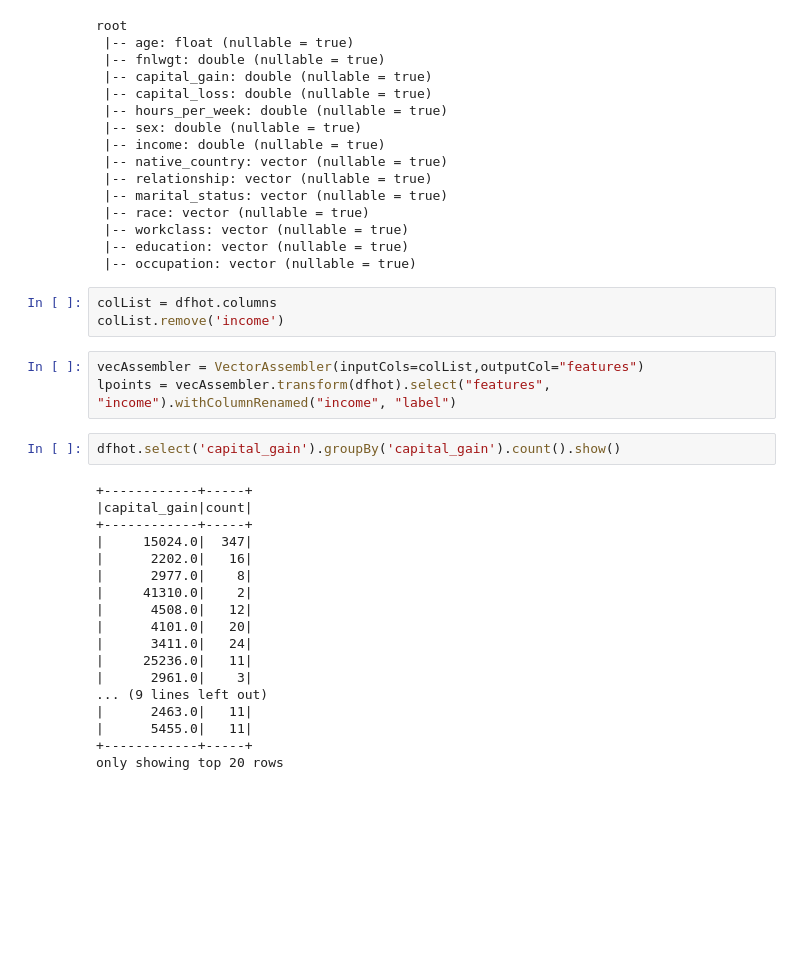
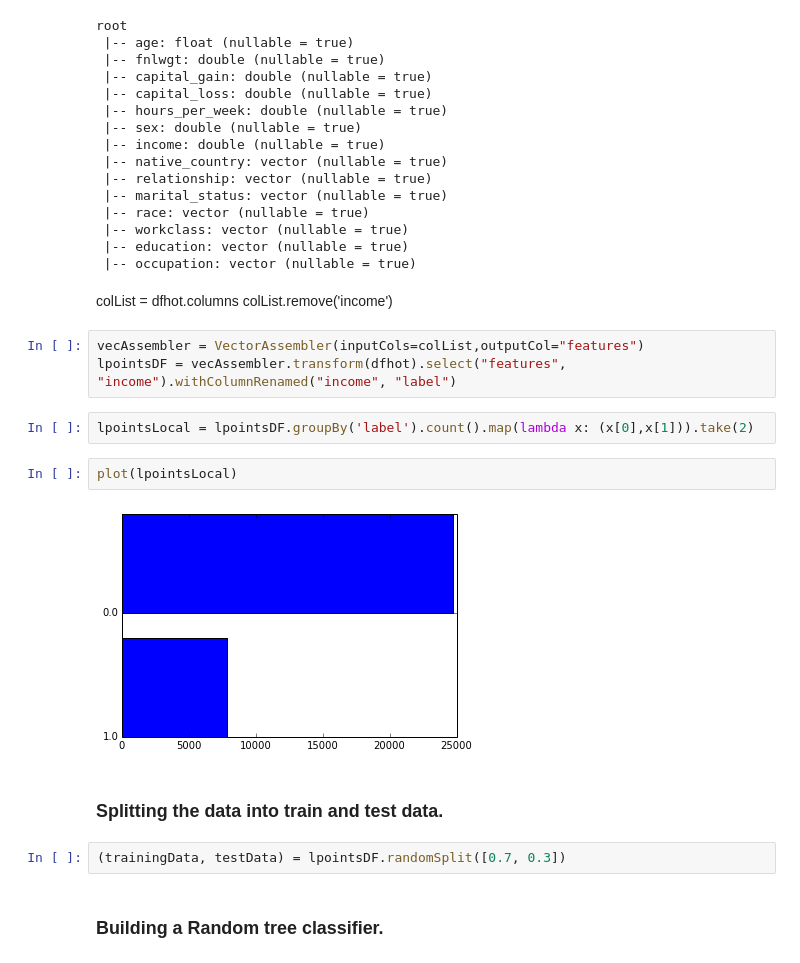
Before and after one commit to svishnu88/MyPyspark, a Jupyter notebook: mlpipeline example.ipynb, the cells around one changed output. Cells and saved outputs as stored; diff of their text form; blank space fills up the shorter version.

```diff
--- a/mlpipeline example.ipynb
+++ b/mlpipeline example.ipynb
@@ -370,29 +365,21 @@ root
  |-- workclass: vector (nullable = true)
  |-- education: vector (nullable = true)
  |-- occupation: vector (nullable = true)
-# %%
-colList = dfhot.columns
-colList.remove('income')
+# %% [markdown]
+colList = dfhot.columns
+colList.remove('income')
 # %%
 vecAssembler = VectorAssembler(inputCols=colList,outputCol="features")
-lpoints = vecAssembler.transform(dfhot).select("features", "income").withColumnRenamed("income", "label")
+lpointsDF = vecAssembler.transform(dfhot).select("features", "income").withColumnRenamed("income", "label")
-# %%
-dfhot.select('capital_gain').groupBy('capital_gain').count().show()
-# %% [output]
-+------------+-----+
-|capital_gain|count|
-+------------+-----+
-|     15024.0|  347|
-|      2202.0|   16|
-|      2977.0|    8|
-|     41310.0|    2|
-|      4508.0|   12|
-|      4101.0|   20|
-|      3411.0|   24|
-|     25236.0|   11|
-|      2961.0|    3|
-... (9 lines left out)
-|      2463.0|   11|
-|      5455.0|   11|
-+------------+-----+
-only showing top 20 rows
+# %%
+lpointsLocal = lpointsDF.groupBy('label').count().map(lambda x: (x[0],x[1])).take(2)
+# %%
+plot(lpointsLocal)
+# %% [output]
+[figure, added]
+# %% [markdown]
+### Splitting the data into train and test data.
+# %%
+(trainingData, testData) = lpointsDF.randomSplit([0.7, 0.3])
+# %% [markdown]
+### Building a Random tree classifier.
```
Also changed, not shown: parts of 19 cells of this notebook.
